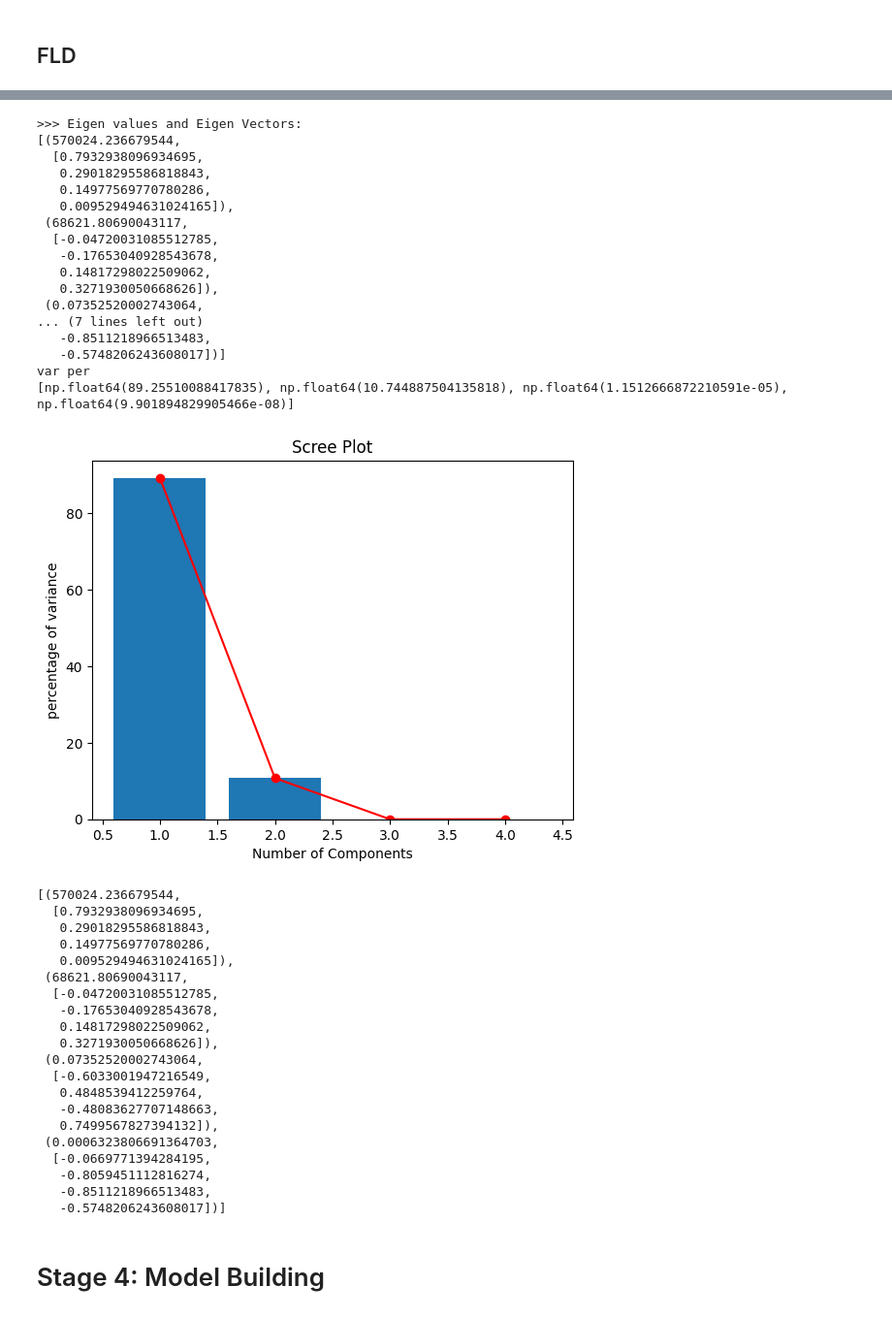
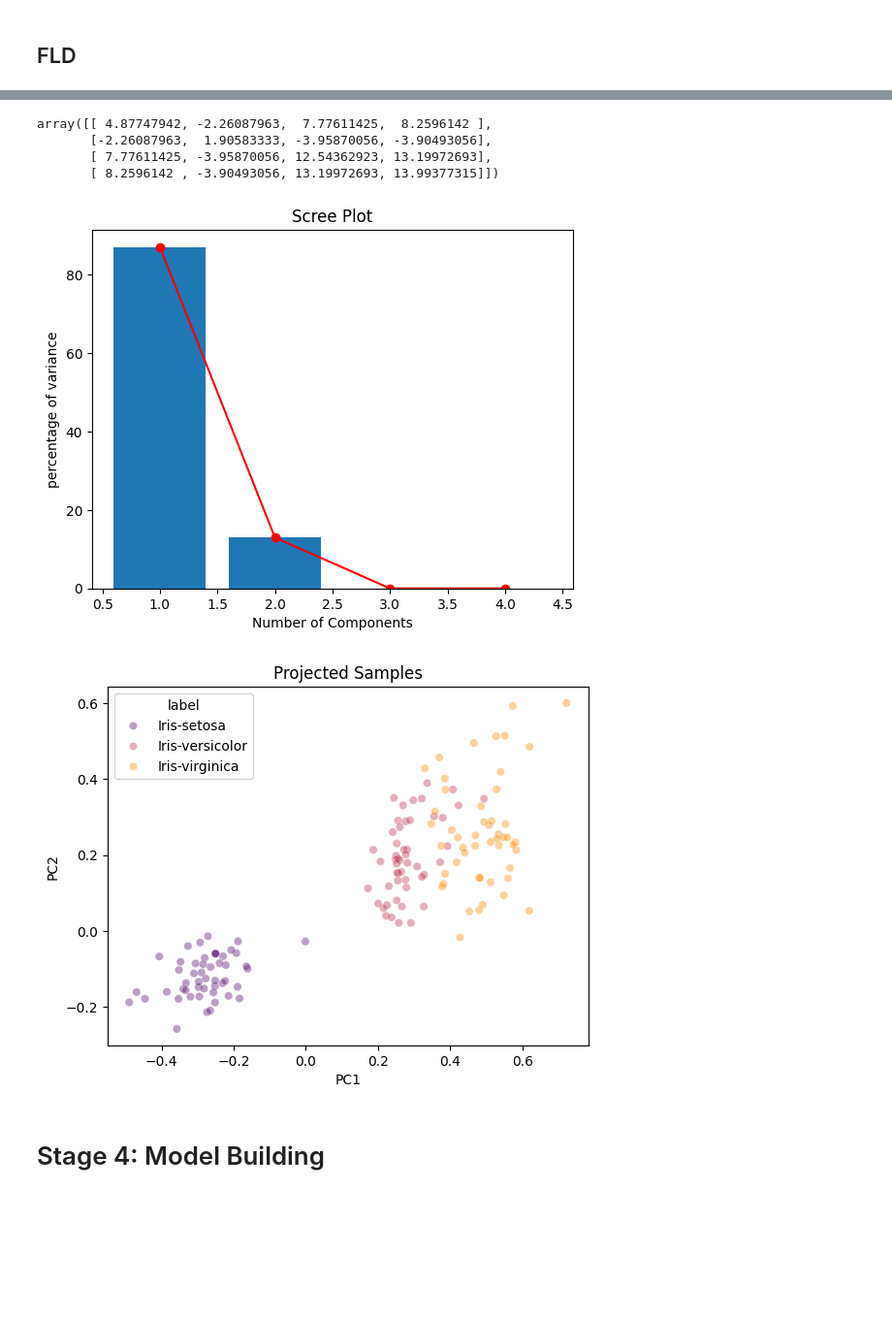
Before and after one commit to thisisel/pattern-recognition, a Jupyter notebook: mini_proj2/mini_proj2.ipynb, the cells around one changed output, grey strips where cells are left out. Shown at 97% size. Drawn from its saved outputs; the diff is of its cells as text; code cells hidden in the pictures; blank space fills up the shorter version.

```diff
--- a/mini_proj2/mini_proj2.ipynb
+++ b/mini_proj2/mini_proj2.ipynb
@@ -263,49 +271,45 @@ The idea is to add a small positive constant, often denoted as λ, to the diagon
 # %%
-epsilon = 1e-6  # small regularization parameter
+epsilon = 1e-9  # small regularization parameter
 sb_reg = sb + epsilon * np.identity(sb.shape[0])
+pprint(sb_reg)
 sb_inv = np.linalg.inv(sb_reg)
 sb_inv_sw = np.dot(sb_inv, sw)
 
-eig_decomposition(mtrx=sb_inv_sw)
+fld_sorted_eiglist_desc = eig_decomposition(mtrx=sb_inv_sw)
 # %% [output]
->>> Eigen values and Eigen Vectors:
-[(570024.236679544,
-  [0.7932938096934695,
-   0.29018295586818843,
-   0.14977569770780286,
-   0.009529494631024165]),
- (68621.80690043117,
-  [-0.04720031085512785,
-   -0.17653040928543678,
-   0.14817298022509062,
-   0.3271930050668626]),
- (0.07352520002743064,
-... (7 lines left out)
-   -0.8511218966513483,
-   -0.5748206243608017])]
-var per
-[np.float64(89.25510088417835), np.float64(10.744887504135818), np.float64(1.1512666872210591e-05), np.float64(9.901894829905466e-08)]
+array([[ 4.87747942, -2.26087963,  7.77611425,  8.2596142 ],
+       [-2.26087963,  1.90583333, -3.95870056, -3.90493056],
+       [ 7.77611425, -3.95870056, 12.54362923, 13.19972693],
+       [ 8.2596142 , -3.90493056, 13.19972693, 13.99377315]])
-[figure, old version]
+[figure, new version]
-[(570024.236679544,
-  [0.7932938096934695,
-   0.29018295586818843,
-   0.14977569770780286,
-   0.009529494631024165]),
- (68621.80690043117,
-  [-0.04720031085512785,
-   -0.17653040928543678,
-   0.14817298022509062,
-   0.3271930050668626]),
- (0.07352520002743064,
-  [-0.6033001947216549,
-   0.4848539412259764,
-   -0.48083627707148663,
-   0.7499567827394132]),
- (0.0006323806691364703,
-  [-0.0669771394284195,
-   -0.8059451112816274,
-   -0.8511218966513483,
-   -0.5748206243608017])]
+# %%
+selected_pc = 2
+
+fld_projected_df = project(
+    sorted_eiglist_desc=fld_sorted_eiglist_desc, df=df_normalized, k=selected_pc
+)
+if selected_pc == 2:
+    sns.scatterplot(
+        x="PC1",
+        y="PC2",
+        hue="label",
+        data=fld_projected_df,
+        palette="inferno",
+        alpha=0.4,
+    )
+    plt.title("Projected Samples")
+    plt.xlabel("PC1")
+    plt.ylabel("PC2")
+
+    plt.show()
+if selected_pc == 1:
+    sns.kdeplot(fld_projected_df, shade=True)
+    plt.xlabel("Reduced Dimension")
+    plt.ylabel("Density")
+    plt.title("Density Plot of Reduced Data")
+    plt.show()
+# %% [output]
+[figure, added]
 # %% [markdown]
 # Stage 4: Model Building
 # %% [markdown]
```
Also changed, not shown: parts of 19 cells of this notebook.
